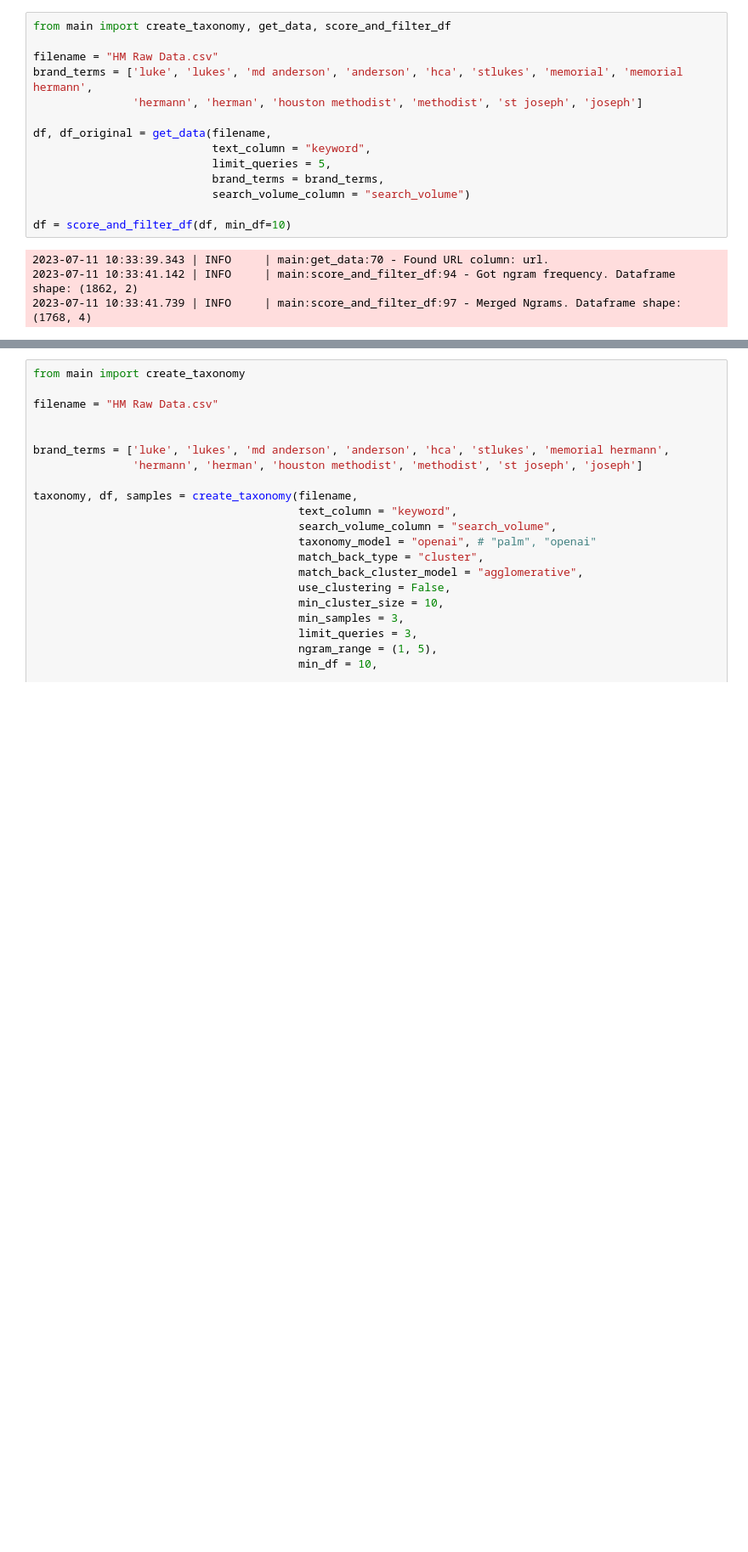
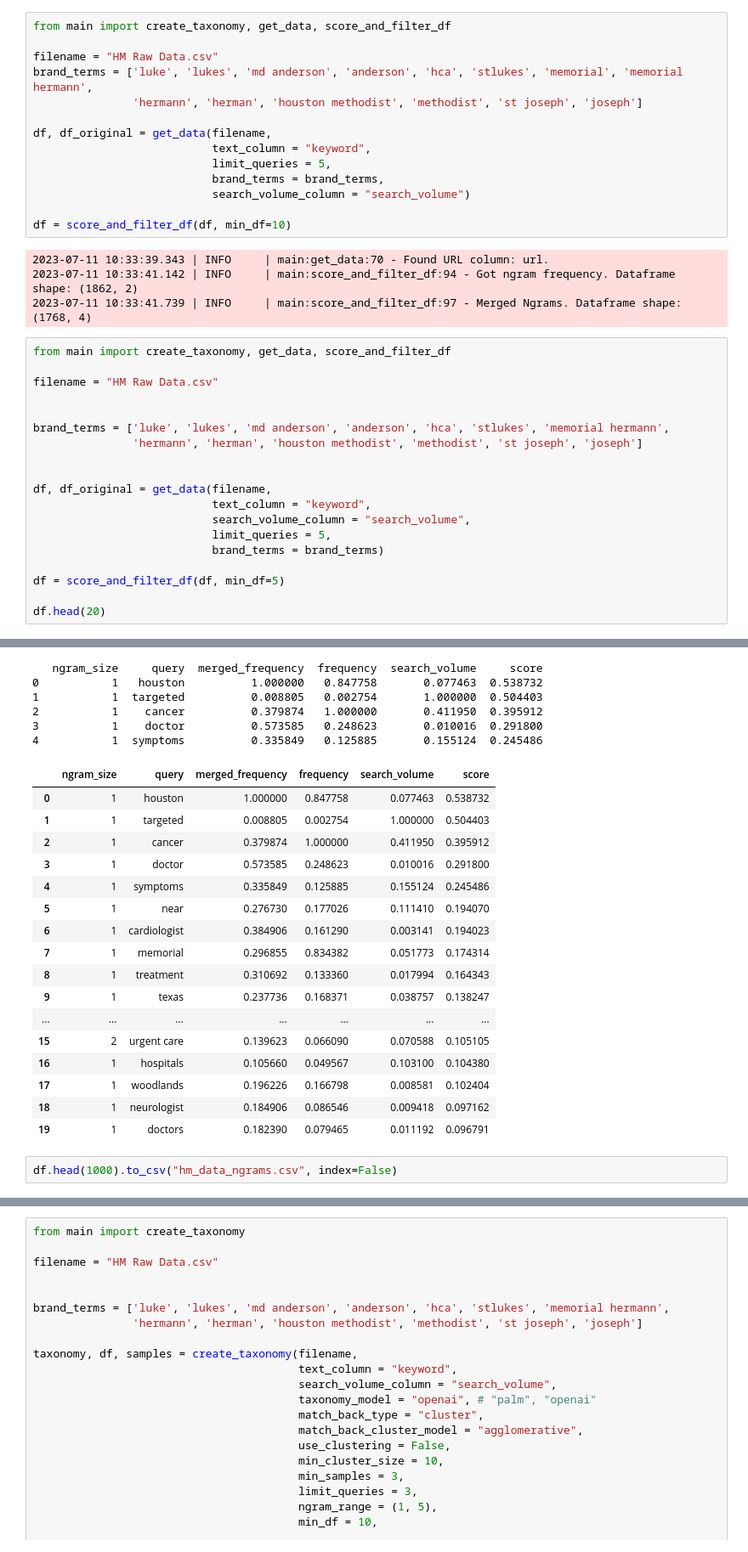
Before and after one commit to jroakes/Taxonomy, a Jupyter notebook: demo_notebook.ipynb, the cells around one changed output, grey strips where cells are left out. Shown: that part at 85% size. Saved outputs shown, nothing was run; the diff lists cells and outputs as text; blank space fills up the shorter version.

```diff
--- a/demo_notebook.ipynb
+++ b/demo_notebook.ipynb
@@ -87,3 +87,23 @@ df = score_and_filter_df(df, min_df=10)
 2023-07-11 10:33:39.343 | INFO     | main:get_data:70 - Found URL column: url.
 2023-07-11 10:33:41.142 | INFO     | main:score_and_filter_df:94 - Got ngram frequency. Dataframe shape: (1862, 2)
 2023-07-11 10:33:41.739 | INFO     | main:score_and_filter_df:97 - Merged Ngrams. Dataframe shape: (1768, 4)
+# %%
+from main import create_taxonomy, get_data, score_and_filter_df
+
+filename = "HM Raw Data.csv"
+
+
+brand_terms = ['luke', 'lukes', 'md anderson', 'anderson', 'hca', 'stlukes', 'memorial hermann',
+               'hermann', 'herman', 'houston methodist', 'methodist', 'st joseph', 'joseph']
+
+
+df, df_original = get_data(filename,
+                           text_column = "keyword",
+                           search_volume_column = "search_volume",
+                           limit_queries = 5,
+                           brand_terms = brand_terms)
+
+df = score_and_filter_df(df, min_df=5)
+
+df.head(20)
+# %% [output]
@@ -89,0 +114,25 @@ df = score_and_filter_df(df, min_df=10)
+   ngram_size     query  merged_frequency  frequency  search_volume     score
+0           1   houston          1.000000   0.847758       0.077463  0.538732
+1           1  targeted          0.008805   0.002754       1.000000  0.504403
+2           1    cancer          0.379874   1.000000       0.411950  0.395912
+3           1    doctor          0.573585   0.248623       0.010016  0.291800
+4           1  symptoms          0.335849   0.125885       0.155124  0.245486
+|  | ngram_size | query | merged_frequency | frequency | search_volume | score |
+| 0 | 1 | houston | 1.000000 | 0.847758 | 0.077463 | 0.538732 |
+| 1 | 1 | targeted | 0.008805 | 0.002754 | 1.000000 | 0.504403 |
+| 2 | 1 | cancer | 0.379874 | 1.000000 | 0.411950 | 0.395912 |
+| 3 | 1 | doctor | 0.573585 | 0.248623 | 0.010016 | 0.291800 |
+| 4 | 1 | symptoms | 0.335849 | 0.125885 | 0.155124 | 0.245486 |
+| 5 | 1 | near | 0.276730 | 0.177026 | 0.111410 | 0.194070 |
+| 6 | 1 | cardiologist | 0.384906 | 0.161290 | 0.003141 | 0.194023 |
+| 7 | 1 | memorial | 0.296855 | 0.834382 | 0.051773 | 0.174314 |
+| 8 | 1 | treatment | 0.310692 | 0.133360 | 0.017994 | 0.164343 |
+| 9 | 1 | texas | 0.237736 | 0.168371 | 0.038757 | 0.138247 |
+| ... | ... | ... | ... | ... | ... | ... |
+| 15 | 2 | urgent care | 0.139623 | 0.066090 | 0.070588 | 0.105105 |
+| 16 | 1 | hospitals | 0.105660 | 0.049567 | 0.103100 | 0.104380 |
+| 17 | 1 | woodlands | 0.196226 | 0.166798 | 0.008581 | 0.102404 |
+| 18 | 1 | neurologist | 0.184906 | 0.086546 | 0.009418 | 0.097162 |
+| 19 | 1 | doctors | 0.182390 | 0.079465 | 0.011192 | 0.096791 |
+# %%
+df.head(1000).to_csv("hm_data_ngrams.csv", index=False)
```
Also changed, not shown: parts of 7 cells of this notebook, 8 other files.
